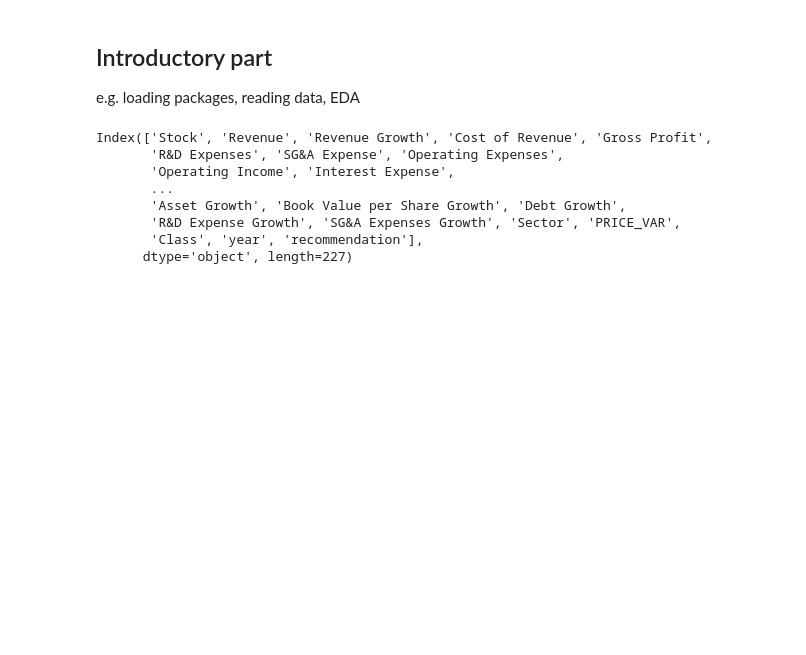
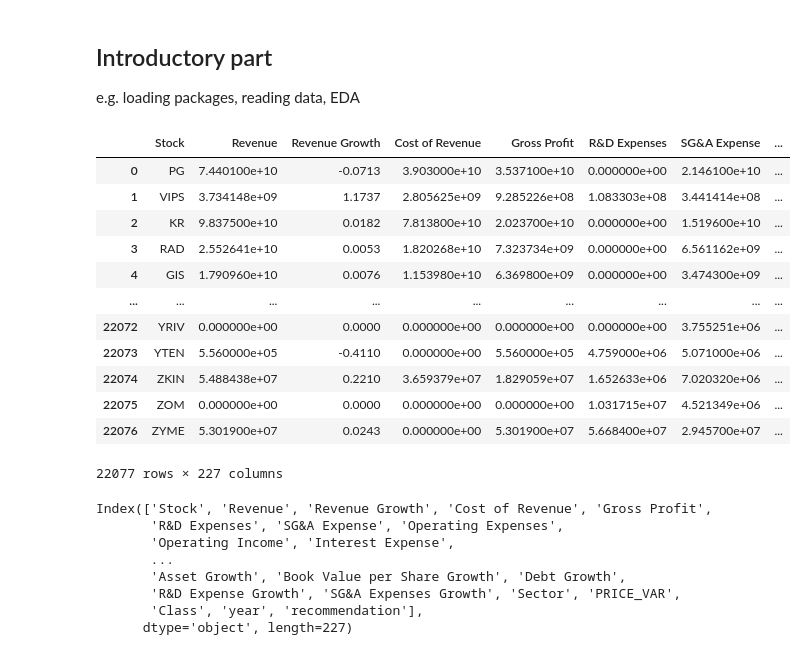
Before and after one commit to AtK42/ML_stonks_2021, a Jupyter notebook: Group2_ML_Project.ipynb, the cells around one changed output. Saved outputs shown, nothing was run; the diff lists cells and outputs as text; code cells hidden in the pictures; blank space fills up the shorter version.

```diff
--- a/Group2_ML_Project.ipynb
+++ b/Group2_ML_Project.ipynb
@@ -34,12 +37,12 @@ from impyute.imputation.cs import mice
 # %%
 ##### reading the data
-df14 = pd.read_csv('https://raw.githubusercontent.com/AtK42/ML_stonks_2021/main/Data/2014_Financial_Data.csv')
-df15 = pd.read_csv('https://raw.githubusercontent.com/AtK42/ML_stonks_2021/main/Data/2015_Financial_Data.csv')
-df16 = pd.read_csv('https://raw.githubusercontent.com/AtK42/ML_stonks_2021/main/Data/2016_Financial_Data.csv')
-df17 = pd.read_csv('https://raw.githubusercontent.com/AtK42/ML_stonks_2021/main/Data/2017_Financial_Data.csv')
-df18 = pd.read_csv('https://raw.githubusercontent.com/AtK42/ML_stonks_2021/main/Data/2018_Financial_Data.csv')
+df14 = pd.read_csv('Data/2014_Financial_Data.csv')
+df15 = pd.read_csv('Data/2015_Financial_Data.csv')
+df16 = pd.read_csv('Data/2016_Financial_Data.csv')
+df17 = pd.read_csv('Data/2017_Financial_Data.csv')
+df18 = pd.read_csv('Data/2018_Financial_Data.csv')
 
-df_sp500 = pd.read_csv('https://raw.githubusercontent.com/AtK42/ML_stonks_2021/main/Data/sp-500-historical-annual-returns-modified.csv')
+df_sp500 = pd.read_csv('Data/sp-500-historical-annual-returns-modified.csv')
 # %%
 ##### df manipulation
 
@@ -80,6 +83,54 @@ df18.index = df18.Stock
 
 #create a list with all raw data
 df_all = pd.concat([df14, df15, df16, df17, df18], ignore_index=True)
+# %%
+##### Classifiaction (1: buy, 0: hold, -1: sell)
+sp500_14 = df_sp500.iloc[0,1]
+sp500_15 = df_sp500.iloc[1,1]
+sp500_16 = df_sp500.iloc[2,1]
+sp500_17 = df_sp500.iloc[3,1]
+sp500_18 = df_sp500.iloc[4,1]
+
+conditions_y = [(df_all['year']==2014),
+                (df_all['year']==2015),
+                (df_all['year']==2016),
+                (df_all['year']==2017),
+                (df_all['year']==2018)]
+
+values_y = [sp500_14, sp500_15, sp500_16, sp500_17, sp500_18]
+
+df_all['sp500'] = np.select(conditions_y, values_y)
+
+# calculate recommendation value
+lower_bound = -2.5
+upper_bound = 2.5
+
+conditions_r = [((df_all['PRICE_VAR'] - df_all['sp500']) > upper_bound),
+                ((df_all['PRICE_VAR'] - df_all['sp500']) < lower_bound),
+                ((df_all['PRICE_VAR'] - df_all['sp500']) <= upper_bound) & ((df_all['PRICE_VAR'] - df_all['sp500']) >= lower_bound)]
+values_r = [1, -1 ,0]
+
+df_all['recommendation'] = np.select(conditions_r, values_r)
+
+
+# drop column sp500
+df_all = df_all.drop(df_all.columns[-1], axis=1)
+
+df_all
+# %% [output]
+|  | Stock | Revenue | Revenue Growth | Cost of Revenue | Gross Profit | R&D Expenses | SG&A Expense | ... |
+| 0 | PG | 7.440100e+10 | -0.0713 | 3.903000e+10 | 3.537100e+10 | 0.000000e+00 | 2.146100e+10 | ... |
+| 1 | VIPS | 3.734148e+09 | 1.1737 | 2.805625e+09 | 9.285226e+08 | 1.083303e+08 | 3.441414e+08 | ... |
+| 2 | KR | 9.837500e+10 | 0.0182 | 7.813800e+10 | 2.023700e+10 | 0.000000e+00 | 1.519600e+10 | ... |
+| 3 | RAD | 2.552641e+10 | 0.0053 | 1.820268e+10 | 7.323734e+09 | 0.000000e+00 | 6.561162e+09 | ... |
+| 4 | GIS | 1.790960e+10 | 0.0076 | 1.153980e+10 | 6.369800e+09 | 0.000000e+00 | 3.474300e+09 | ... |
+| ... | ... | ... | ... | ... | ... | ... | ... | ... |
+| 22072 | YRIV | 0.000000e+00 | 0.0000 | 0.000000e+00 | 0.000000e+00 | 0.000000e+00 | 3.755251e+06 | ... |
+| 22073 | YTEN | 5.560000e+05 | -0.4110 | 0.000000e+00 | 5.560000e+05 | 4.759000e+06 | 5.071000e+06 | ... |
+| 22074 | ZKIN | 5.488438e+07 | 0.2210 | 3.659379e+07 | 1.829059e+07 | 1.652633e+06 | 7.020320e+06 | ... |
+| 22075 | ZOM | 0.000000e+00 | 0.0000 | 0.000000e+00 | 0.000000e+00 | 1.031715e+07 | 4.521349e+06 | ... |
+| 22076 | ZYME | 5.301900e+07 | 0.0243 | 0.000000e+00 | 5.301900e+07 | 5.668400e+07 | 2.945700e+07 | ... |
+22077 rows × 227 columns
 # %%
 ##### some minor EDA
 
```
Also changed, not shown: parts of 58 cells of this notebook.
